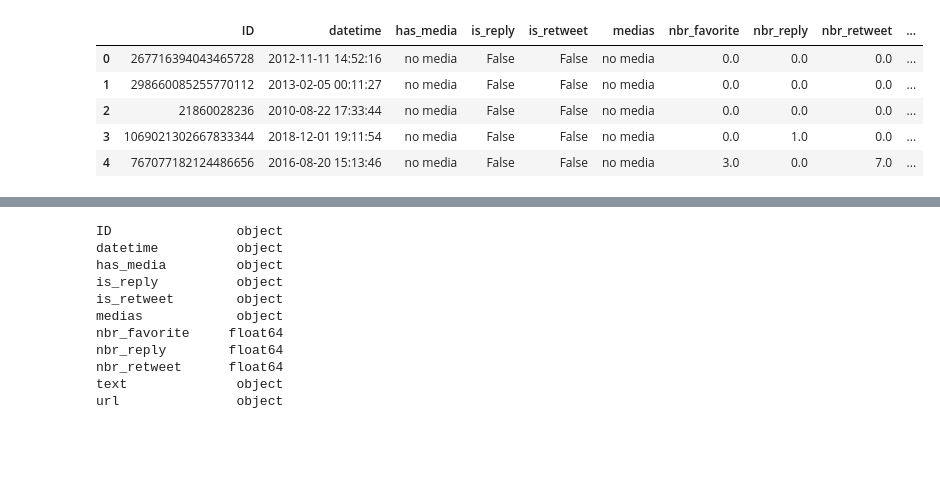
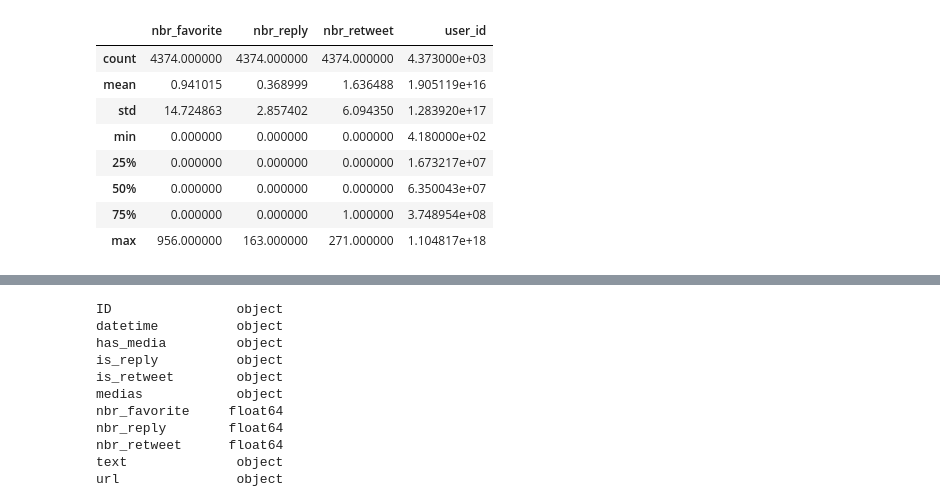
Before and after one commit to iceberg425/Client_Project, a Jupyter notebook: Client_Project_Kevin.ipynb, the cells around one changed output, grey strips where cells are left out. Saved outputs shown, nothing was run; the diff lists cells and outputs as text; code cells hidden in the pictures; blank space fills up the shorter version.

```diff
--- a/Client_Project_Kevin.ipynb
+++ b/Client_Project_Kevin.ipynb
@@ -36,0 +10,3 @@ Timestamp('2007-07-20 11:47:44')
+# %%
+# import raw tweets dataframe
+df = pd.read_csv('./data/tweets_scrape_first_df.csv')
@@ -37,9 +45,12 @@ Timestamp('2007-07-20 11:47:44')
 # %%
-df.head()
+df.describe()
 # %% [output]
-|  | ID | datetime | has_media | is_reply | is_retweet | medias | nbr_favorite | nbr_reply | nbr_retweet | ... |
-| 0 | 267716394043465728 | 2012-11-11 14:52:16 | no media | False | False | no media | 0.0 | 0.0 | 0.0 | ... |
-| 1 | 298660085255770112 | 2013-02-05 00:11:27 | no media | False | False | no media | 0.0 | 0.0 | 0.0 | ... |
-| 2 | 21860028236 | 2010-08-22 17:33:44 | no media | False | False | no media | 0.0 | 0.0 | 0.0 | ... |
-| 3 | 1069021302667833344 | 2018-12-01 19:11:54 | no media | False | False | no media | 0.0 | 1.0 | 0.0 | ... |
-| 4 | 767077182124486656 | 2016-08-20 15:13:46 | no media | False | False | no media | 3.0 | 0.0 | 7.0 | ... |
+|  | nbr_favorite | nbr_reply | nbr_retweet | user_id |
+| count | 4374.000000 | 4374.000000 | 4374.000000 | 4.373000e+03 |
+| mean | 0.941015 | 0.368999 | 1.636488 | 1.905119e+16 |
+| std | 14.724863 | 2.857402 | 6.094350 | 1.283920e+17 |
+| min | 0.000000 | 0.000000 | 0.000000 | 4.180000e+02 |
+| 25% | 0.000000 | 0.000000 | 0.000000 | 1.673217e+07 |
+| 50% | 0.000000 | 0.000000 | 0.000000 | 6.350043e+07 |
+| 75% | 0.000000 | 0.000000 | 1.000000 | 3.748954e+08 |
+| max | 956.000000 | 163.000000 | 271.000000 | 1.104817e+18 |
```
Also changed, not shown: parts of 14 cells of this notebook, 1 other file.
